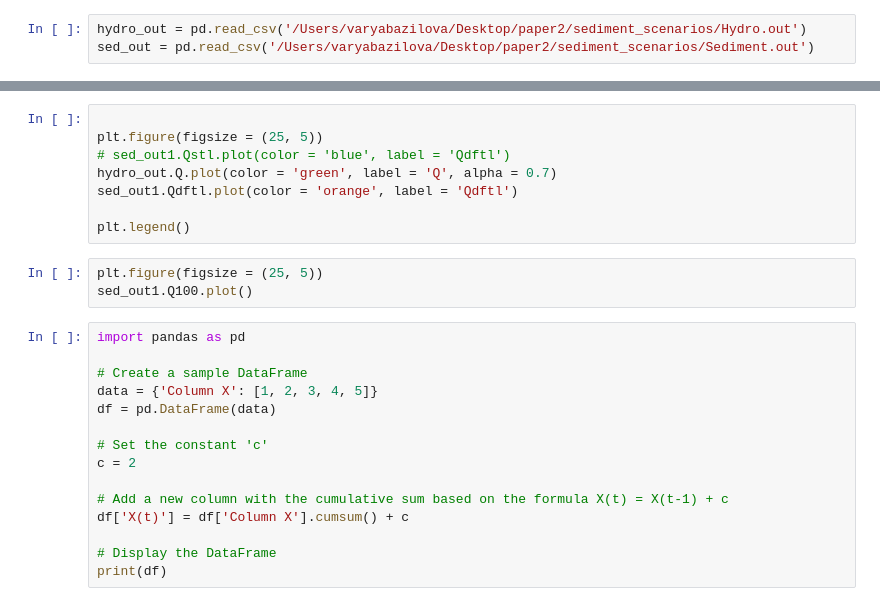
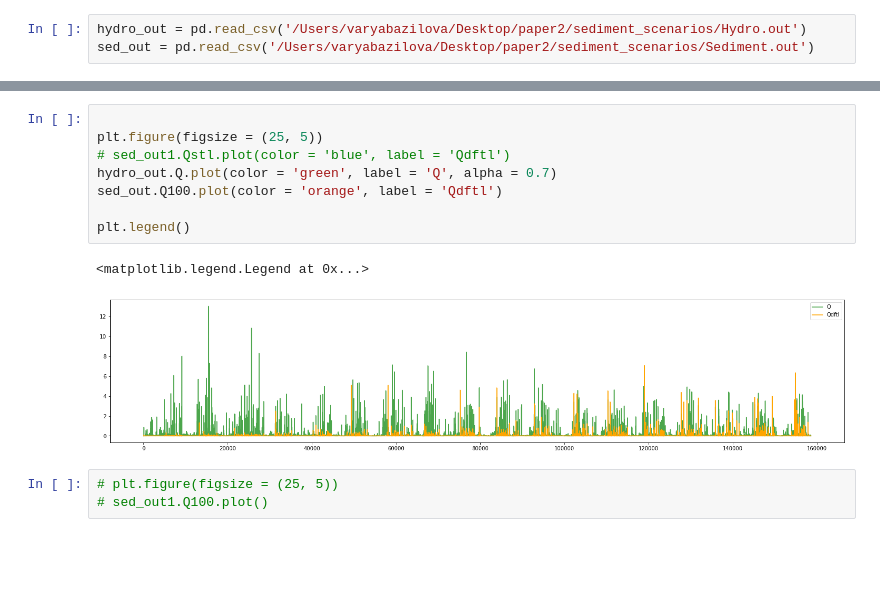
Before and after one commit to varyabazilova/hma_sediments, a Jupyter notebook: sediment_scenarios/test.ipynb, the cells around one changed output, grey strips where cells are left out. Saved outputs shown, nothing was run; the diff lists cells and outputs as text; blank space fills up the shorter version.

```diff
--- a/sediment_scenarios/test.ipynb
+++ b/sediment_scenarios/test.ipynb
@@ -43,26 +74,14 @@ plt.legend()
 # %%
 
 plt.figure(figsize = (25, 5))
 # sed_out1.Qstl.plot(color = 'blue', label = 'Qdftl')
 hydro_out.Q.plot(color = 'green', label = 'Q', alpha = 0.7)
-sed_out1.Qdftl.plot(color = 'orange', label = 'Qdftl')
+sed_out.Q100.plot(color = 'orange', label = 'Qdftl')
 
 plt.legend()
+# %% [output]
+<matplotlib.legend.Legend at 0x...>
+[figure, added]
 # %%
-plt.figure(figsize = (25, 5))
-sed_out1.Q100.plot()
+# plt.figure(figsize = (25, 5))
+# sed_out1.Q100.plot()
-# %%
-import pandas as pd
-
-# Create a sample DataFrame
-data = {'Column X': [1, 2, 3, 4, 5]}
-df = pd.DataFrame(data)
-
-# Set the constant 'c'
-c = 2
-
-# Add a new column with the cumulative sum based on the formula X(t) = X(t-1) + c
-df['X(t)'] = df['Column X'].cumsum() + c
-
-# Display the DataFrame
-print(df)
```
Also changed, not shown: parts of 11 cells of this notebook, 15 other files.
